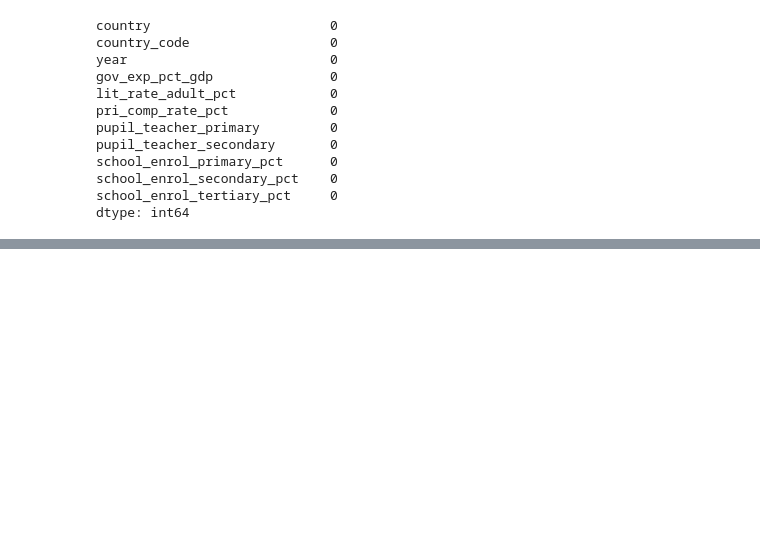
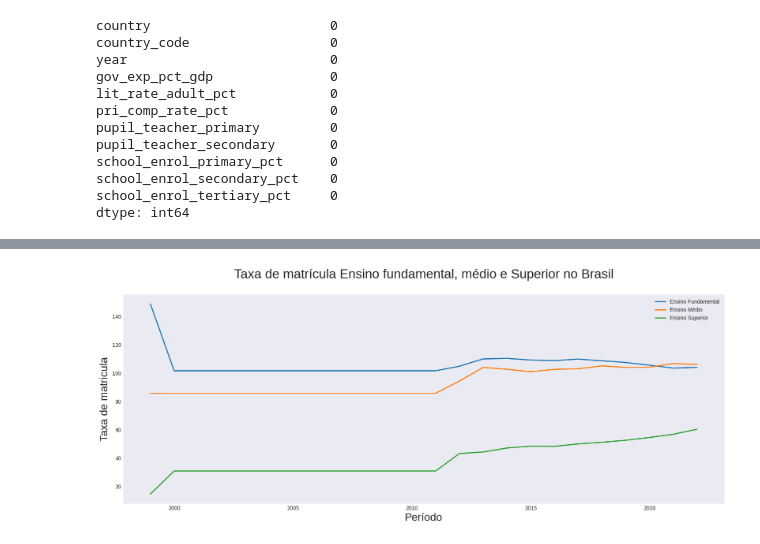
Before and after one commit to edubrumgithub/Analise-Educa-o-Mundial, a Jupyter notebook: main.ipynb, the cells around one changed output, grey strips where cells are left out. Cells and saved outputs as stored; diff of their text form; code cells hidden in the pictures; blank space fills up the shorter version.

```diff
--- a/main.ipynb
+++ b/main.ipynb
@@ -199 +254,13 @@ df_atualizado.rename(columns={
+# %%
+plt.figure(figsize=(20,7))
+plt.title('Taxa de matrícula Ensino fundamental, médio e Superior no Brasil', fontsize=24, pad=30)
+plt.plot(df_brasil['ano'], df_brasil['taxa_matricula_fundamental_pct'], label='Ensino Fundamental', linewidth=2);
+plt.plot(df_brasil['ano'], df_brasil['taxa_matricula_medio_pct'], label='Ensino Médio', linewidth=2);
+plt.plot(df_brasil['ano'], df_brasil['taxa_matricula_superior_pct'], label='Ensino Superior', linewidth=2);
+
+plt.xlabel('Período', fontsize=20)
+plt.ylabel('Taxa de matricula', fontsize=20)
+plt.legend();
+# %% [output]
+[figure, added]
 # %%
```
Also changed, not shown: parts of 9 cells of this notebook.
